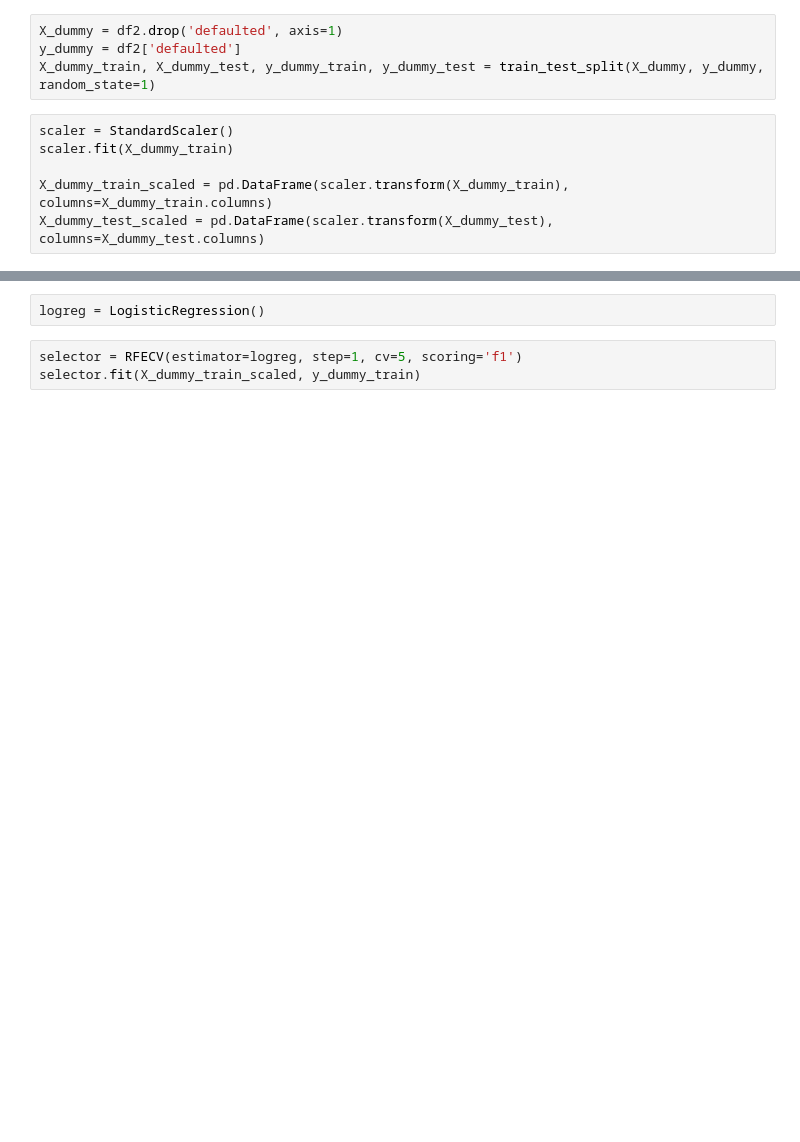
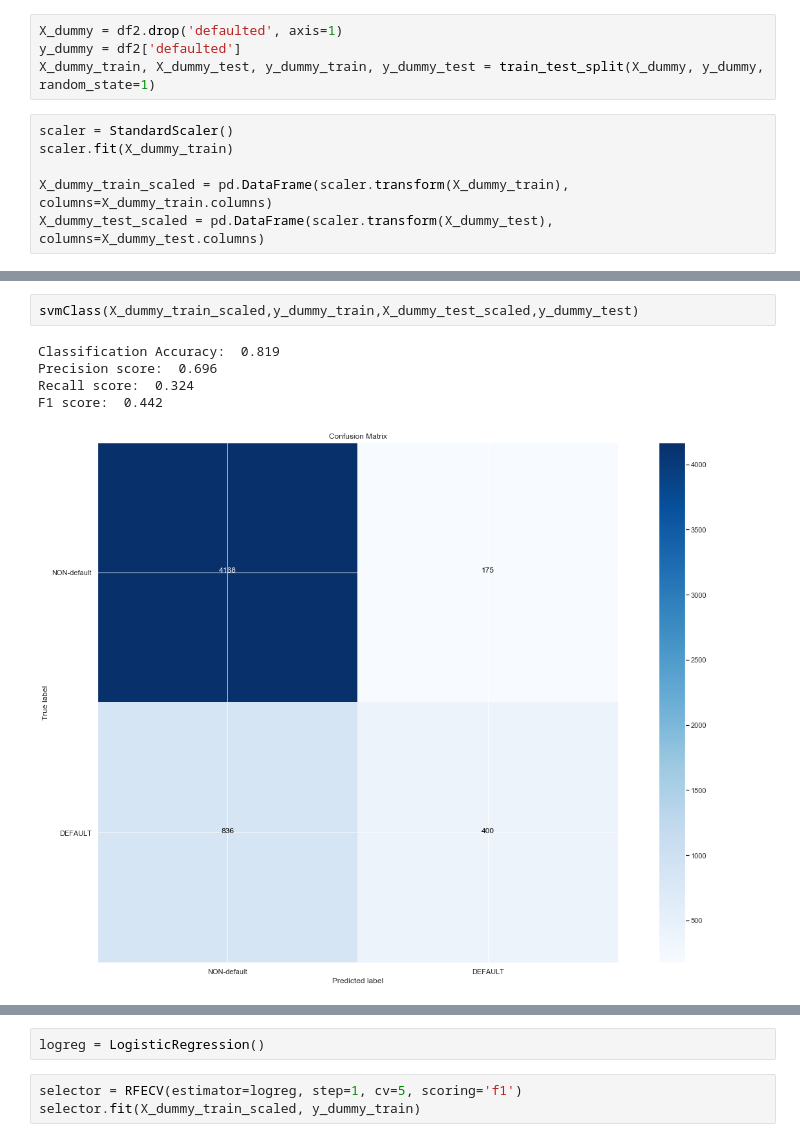
Before and after one commit to jmcneilkeller/Taiwanese_Credit_Card_Defaul, a Jupyter notebook: Taiwan_Repaired.ipynb, the cells around one changed output, grey strips where cells are left out. Cells and saved outputs as stored; diff of their text form; blank space fills up the shorter version.

```diff
--- a/Taiwan_Repaired.ipynb
+++ b/Taiwan_Repaired.ipynb
@@ -720,0 +721,8 @@ F1 score:  0.464
+# %%
+svmClass(X_dummy_train_scaled,y_dummy_train,X_dummy_test_scaled,y_dummy_test)
+# %% [output]
+Classification Accuracy:  0.819
+Precision score:  0.696
+Recall score:  0.324
+F1 score:  0.442
+[figure, added]
```
Also changed, not shown: parts of 17 cells of this notebook.
